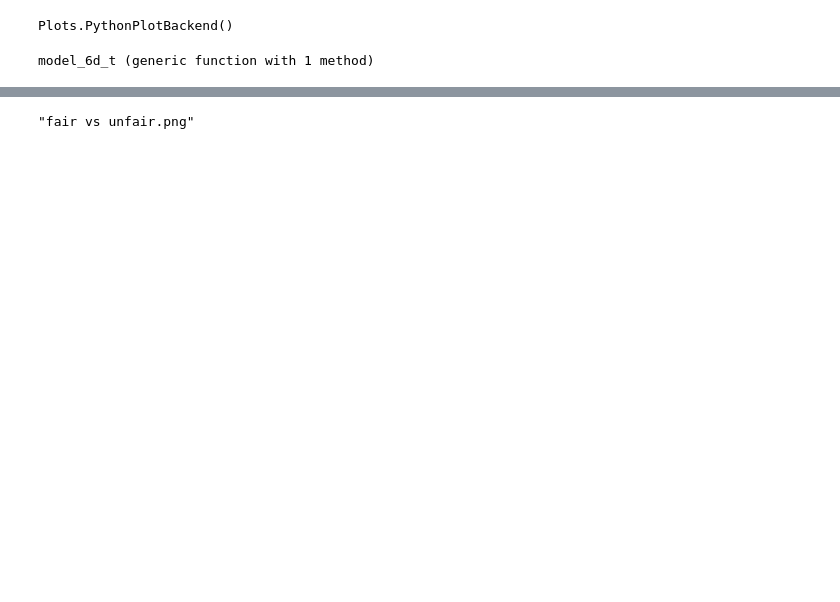
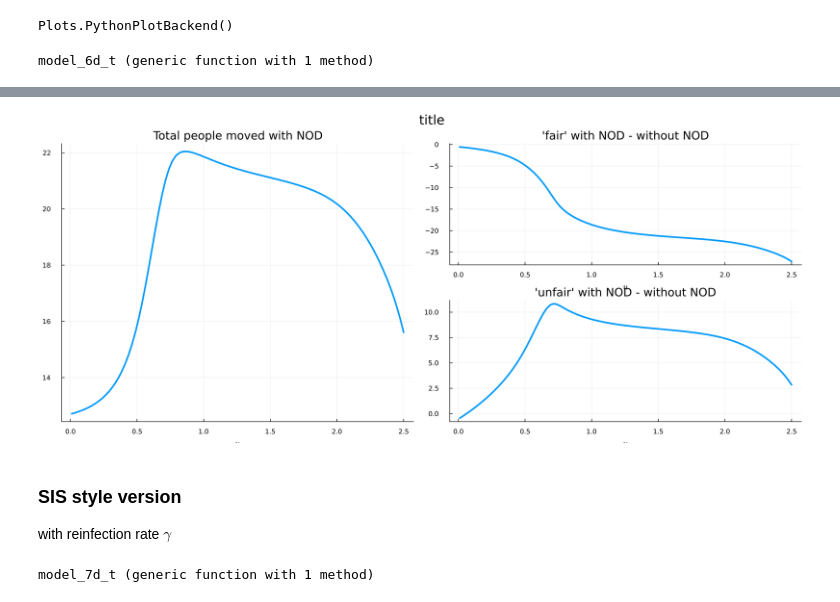
Before and after one commit to valentine-alia/MAE-6870, a Jupyter notebook: project/set_up_integration.ipynb, the cells around one changed output, grey strips where cells are left out. Cells and saved outputs as stored; diff of their text form; code cells hidden in the pictures; blank space fills up the shorter version.

Commit message:
add SIS like version of the model

```diff
--- a/project/set_up_integration.ipynb
+++ b/project/set_up_integration.ipynb
@@ -192,10 +193,40 @@ end
 # %%
 p0= plot(us,y1, xlabel = L"u", title = "Total people moved with NOD",lw = 3,label = "")
 p1 = plot(us,y,xlabel = L"u", title = "'fair' with NOD - without NOD",ylabel ="",label ="",lw = 3)
 p2 = plot(us2,y2,xlabel = L"u", title = "'unfair' with NOD - without NOD",ylabel ="",label ="",lw = 3)
 layout = @layout [a [b; c]]
 FIG = plot(p0,p1,p2,plot_title = "title", size = (1400,600),dpi = 300,layout = layout)
 
-png(FIG,"fair vs unfair")
+#png(FIG,"fair vs unfair")
 # %% [output]
-"fair vs unfair.png"
+[figure, added]
+# %% [markdown]
+### SIS style version
+with reinfection rate $\gamma$
+# %%
+function model_7d_t(x,p,t)
+    (alphaC,alphaB,alphaT,beta,omegaC,omegaB,k,
+    n,u,aC,aB,aT,aBC,aTC,bC,aCB,aTB,bB,aCT,aBT,bT,tau,gamma)=p
+    S,B,C,T,xC,xB,xT = x
+    H = 1 - S - B - C - T
+    Sdot = (-(alphaC*(1+xC)+alphaB*(1+xB)+alphaT*(1+xT))*S) + gamma*H
+        # + beta*T + (omegaC*C+omegaB*B)/(1+ (C/k)^n))
+    Cdot = alphaC*(1+xC)*S - omegaC*C/(1+ (C/k)^n)
+    Bdot = alphaB*(1+xB)*S - omegaB*B/(1+ (C/k)^n)
+    Tdot = alphaT*(1+xT)*S - beta*T
+    xCdot = 1/tau*(-xC + tanh(u*(aC*xC + aBC*xB + aTC*xT + bC*C)))
+    xBdot = 1/tau*(-xB + tanh(u*(aB*xB + aCB*xC + aTB*xT + bB*C)))
+    xTdot = 1/tau*(-xT + tanh(u*(aT*xT + aCT*xC + aBT*xB + bT*C)))
+
+    [
+        Sdot
+        Bdot
+        Cdot
+        Tdot
+        xCdot
+        xBdot
+        xTdot
+    ]
+end
+# %% [output]
+model_7d_t (generic function with 1 method)
```
Also changed, not shown: parts of 9 cells of this notebook.
